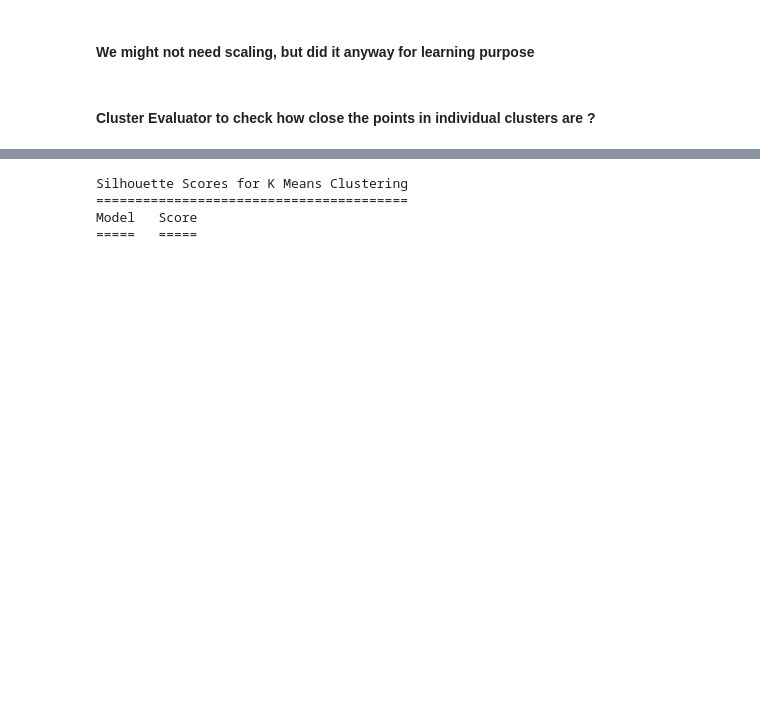
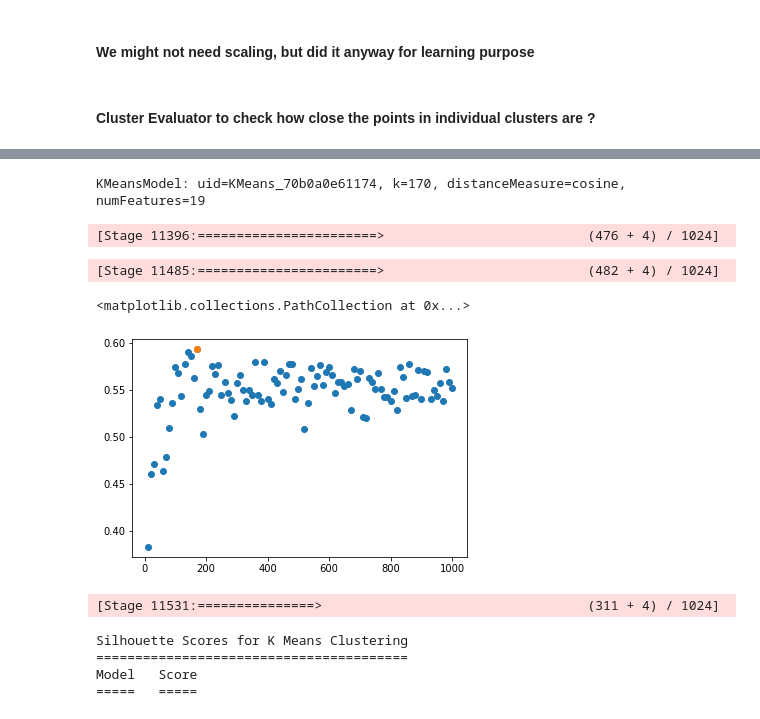
Before and after one commit to amoltkale/movie_recommender_system, a Jupyter notebook: models/movie_clusters.ipynb, the cells around one changed output, grey strips where cells are left out. Drawn from its saved outputs; the diff is of its cells as text; code cells hidden in the pictures; blank space fills up the shorter version.

Commit message:
Added initial split on data and tested evaluator

```diff
--- a/models/movie_clusters.ipynb
+++ b/models/movie_clusters.ipynb
@@ -110,6 +116,6 @@ df.describe().toPandas()
 # %%
 col_names = df.columns
 exc_cols = ['movieId', 'title', 'genres', 'movieYear']
-feat_cols = list(set(col_names).difference(set(exc_cols)))
+feat_cols = sorted(list(set(col_names).difference(set(exc_cols))))
 feat_cols
 # %% [output]
@@ -166,3 +174,16 @@ only showing top 5 rows
 # cluster_df = scaled_model.transform(final_df)
 # %% [markdown]
 #### Cluster Evaluator to check how close the points in individual clusters are ?
+# %%
+%%time
+kmeans_algo = KMeans(featuresCol='features', seed=0, maxIter=1000, distanceMeasure="cosine")
+evaluator = ClusteringEvaluator(predictionCol='prediction',
+                          featuresCol='features',
+                          metricName='silhouette',
+                          distanceMeasure='cosine')
+
+
+grid = ParamGridBuilder().addGrid(kmeans_algo.k, list(range(10,1001,10))).build()
+
+tvs = TrainValidationSplit(estimator=kmeans_algo, estimatorParamMaps=grid, evaluator=evaluator, parallelism=1, seed=0)
+tvsModel = tvs.fit(final_df)
@@ -169,3 +205,16 @@ only showing top 5 rows
+# %%
+tvsModel.bestModel
+# %% [output]
+KMeansModel: uid=KMeans_70b0a0e61174, k=170, distanceMeasure=cosine, numFeatures=19
+[Stage 11396:=======================>                          (476 + 4) / 1024]
+# %%
+plt.scatter(list(range(10,1001,10)), tvsModel.validationMetrics)
+plt.scatter(list(range(10,1001,10))[16], tvsModel.validationMetrics[16])
+# %% [output]
+[Stage 11485:=======================>                          (482 + 4) / 1024]
+<matplotlib.collections.PathCollection at 0x...>
+[figure, added]
+[Stage 11531:===============>                                  (311 + 4) / 1024]
 # %%
 eval = ClusteringEvaluator(predictionCol='prediction',
                           featuresCol='features',
```
Also changed, not shown: parts of 6 cells of this notebook.
